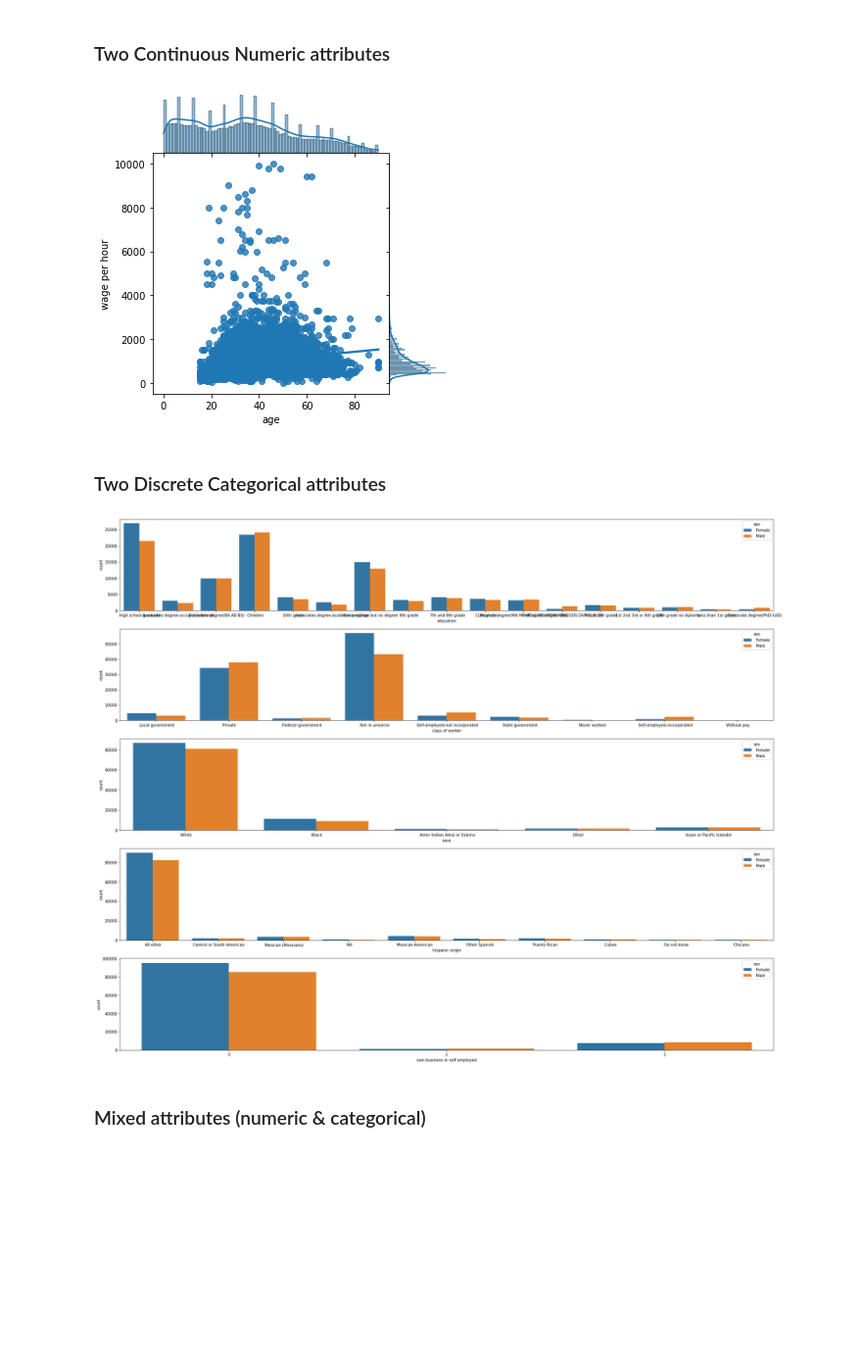
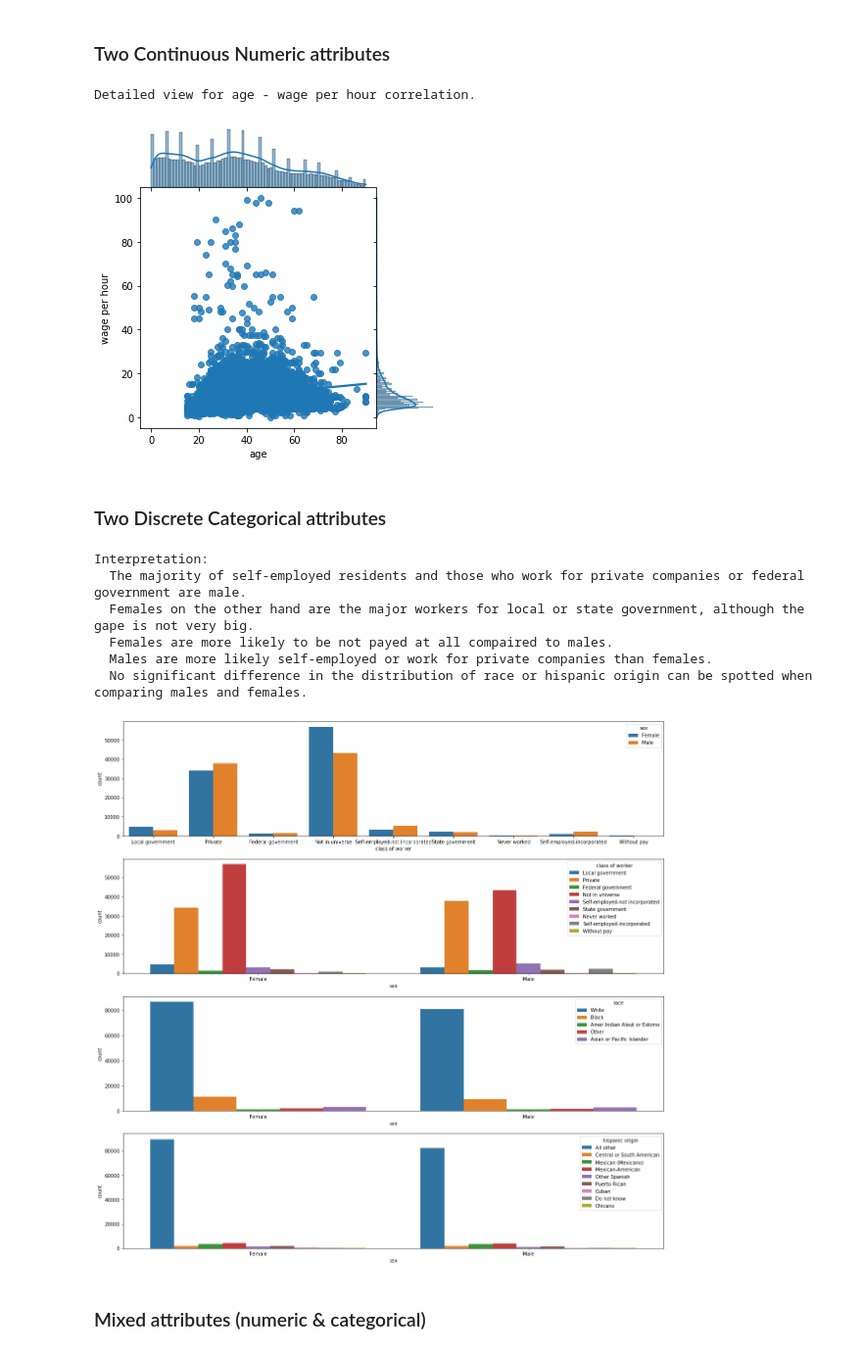
Before and after one commit to se21m024/DataScience, a Jupyter notebook: Exercise 1/se21m024_Stummer_ex1_Data_Visualization_Big.ipynb, the cells around one changed output. Shown at 98% size. Saved outputs shown, nothing was run; the diff lists cells and outputs as text; code cells hidden in the pictures; blank space fills up the shorter version.

Commit message:
Finished alpha version of big data set

```diff
--- a/Exercise 1/se21m024_Stummer_ex1_Data_Visualization_Big.ipynb
+++ b/Exercise 1/se21m024_Stummer_ex1_Data_Visualization_Big.ipynb
@@ -26,7 +26,7 @@ columns = ['age', 'class of worker', 'detailed industry recode', 'detailed occup
 'country of birth father', 'country of birth mother', 'country of birth self', 'citizenship', 'own business or self employed',
 'fill inc questionnaire for veterans admin', 'veterans benefits', 'weeks worked in year', 'year', '???']
 
-raw_data = pd.read_csv('./Data Sets/Census-Income/census-income.data', sep=',', names = columns)
+raw_data = pd.read_csv('./Data Sets/Census-Income/census-income.data', sep=',', names = columns, skipinitialspace=True)
 
 # re-shuffle records just to randomize data points
 raw_data = raw_data.sample(frac=1, random_state=42).reset_index(drop=True)
@@ -167,19 +118,2 @@ sns.kdeplot(data[attribute], ax=ax1, shade=True, color='steelblue')
 # %% [markdown]
 ### Discrete, categorical attribute in 1-D
-# %%
-def printFigure(column):
-        fig = plt.figure(figsize = (30, 6))
-        title = fig.suptitle(column + " distribution", fontsize=14)
-        fig.subplots_adjust(top=0.85, wspace=0.3)
-
-        ax = fig.add_subplot(1, 1, 1)
-        ax.set_xlabel(column)
-        ax.set_ylabel("Number of residents")
-        w_q = data[column].value_counts()
-        w_q = (list(w_q.index), list(w_q.values))
-        ax.tick_params(axis='both', which='major', labelsize=10)
-        bar = ax.bar(w_q[0], w_q[1], color='steelblue',
-                edgecolor='black', linewidth=1)
-
-for column in categoryColumns:
-        printFigure(column)
@@ -224,37 +164,55 @@ t = fig.suptitle('Attributes Pairwise Plots', fontsize=14)
 # %%
 jp = sns.jointplot(x='age', y='wage per hour', data=data,
               kind='reg', space=0, height=5, ratio=4)
+
+print("Detailed view for age - wage per hour correlation.")
 # %% [output]
+Detailed view for age - wage per hour correlation.
-[figure, old version]
+[figure, new version]
 # %% [markdown]
 ### Two Discrete Categorical attributes
 # %%
 def printFigure(category_a, category_b, ax_idx):
     sns.countplot(x=category_a, hue=category_b, data=data, ax=ax_idx)
 
 combinations = [
-    ['education', 'sex'],
     ['class of worker', 'sex'],
-    ['race', 'sex'],
-    ['hispanic origin', 'sex'],
-    ['own business or self employed', 'sex']
+    ['sex', 'class of worker'],
+    ['sex', 'race'],
+    ['sex', 'hispanic origin']
 ]
 
 num_combinations = len(combinations)
 
 num_rows = num_combinations
 
-fig, ax =plt.subplots(num_rows, 1, figsize=(30, 5*num_rows))
+fig, ax =plt.subplots(num_rows, 1, figsize=(20, 5*num_rows))
 
 idx=0
 
 for cat_a, cat_b in combinations:
     if cat_a == cat_b:
         continue
 
     printFigure(cat_a, cat_b, ax[idx])
     idx+=1
+
+print("Interpretation:")
+
+print("  The majority of self-employed residents and those who work for private companies or federal government are male.")
+print("  Females on the other hand are the major workers for local or state government, although the gape is not very big.")
+
+print("  Females are more likely to be not payed at all compaired to males.")
+print("  Males are more likely self-employed or work for private companies than females.")
+
+print("  No significant difference in the distribution of race or hispanic origin can be spotted when comparing males and females.")
 # %% [output]
+Interpretation:
+  The majority of self-employed residents and those who work for private companies or federal government are male.
+  Females on the other hand are the major workers for local or state government, although the gape is not very big.
+  Females are more likely to be not payed at all compaired to males.
+  Males are more likely self-employed or work for private companies than females.
+  No significant difference in the distribution of race or hispanic origin can be spotted when comparing males and females.
-[figure, old version]
+[figure, new version]
 # %% [markdown]
 ### Mixed attributes (numeric & categorical)
```
Also changed, not shown: parts of 29 cells of this notebook.
